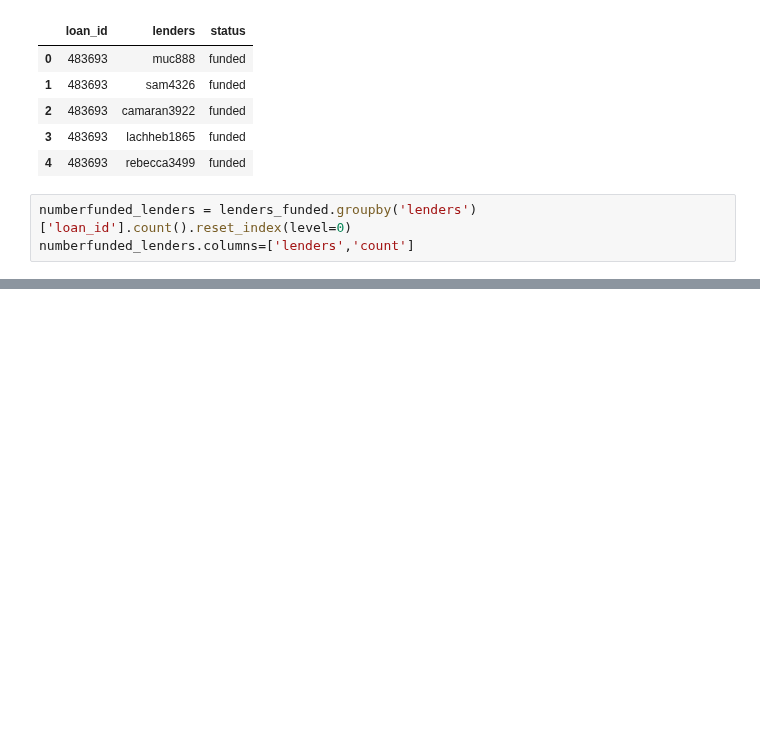
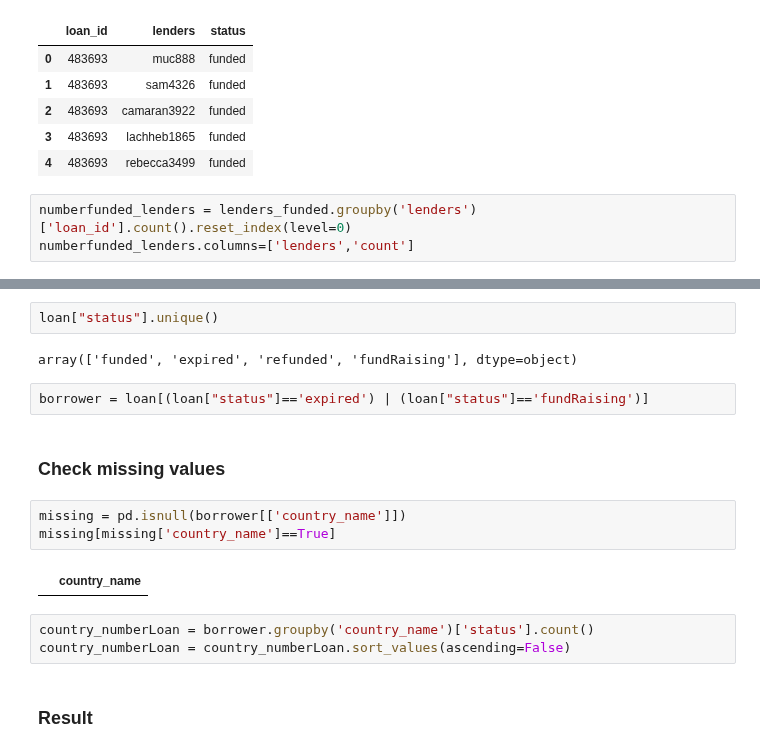
Before and after one commit to gaveter/Project_cs, a Jupyter notebook: Project.ipynb, the cells around one changed output, grey strips where cells are left out. Saved outputs shown, nothing was run; the diff lists cells and outputs as text; blank space fills up the shorter version.

```diff
--- a/Project.ipynb
+++ b/Project.ipynb
@@ -223,0 +235,18 @@ numberfunded_lenders = numberfunded_lenders[numberfunded_lenders['count']>=2]
+# %%
+loan["status"].unique()
+# %% [output]
+array(['funded', 'expired', 'refunded', 'fundRaising'], dtype=object)
+# %%
+borrower = loan[(loan["status"]=='expired') | (loan["status"]=='fundRaising')]
+# %% [markdown]
+### Check missing values
+# %%
+missing = pd.isnull(borrower[['country_name']])
+missing[missing['country_name']==True]
+# %% [output]
+|  | country_name |
+# %%
+country_numberLoan = borrower.groupby('country_name')['status'].count()
+country_numberLoan = country_numberLoan.sort_values(ascending=False)
+# %% [markdown]
+### Result
```
Also changed, not shown: parts of 17 cells of this notebook.
